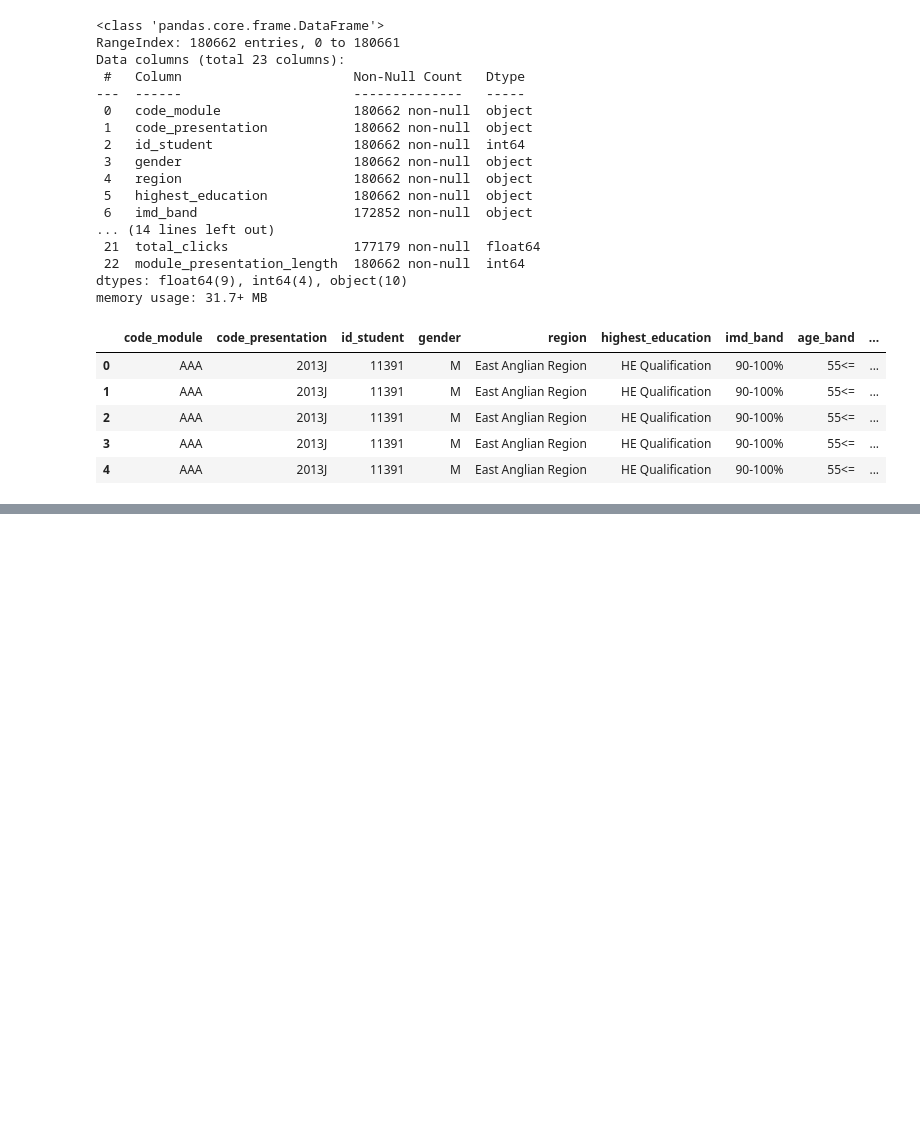
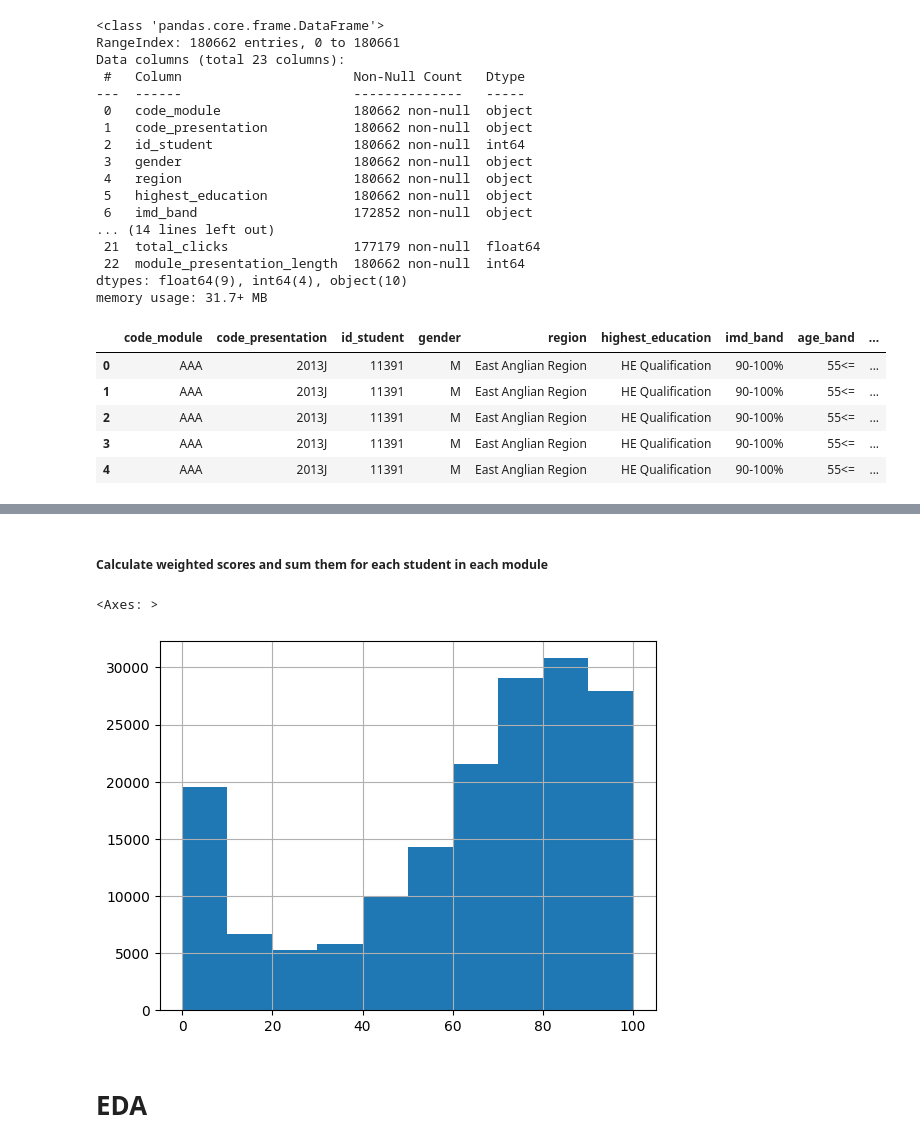
Before and after one commit to noora-ekramy/Open-University-Learning-Analytics-dataset-OULAD-, a Jupyter notebook: Oulad.ipynb, the cells around one changed output, grey strips where cells are left out. Saved outputs shown, nothing was run; the diff lists cells and outputs as text; code cells hidden in the pictures; blank space fills up the shorter version.

```diff
--- a/Oulad.ipynb
+++ b/Oulad.ipynb
@@ -399,0 +518,14 @@ final_df.groupby(['id_student', 'code_module', 'code_presentation']).agg({
+# %%
+if not os.path.exists('encoders'):
+    os.makedirs('encoders')
+encoders = {}
+# %%
+cols_to_be_encoded = ['code_module', 'code_presentation','gender', 'region','highest_education', 'age_band',
+                     'disability' , 'final_result','assessment_type']
+# %%
+for col in cols_to_be_encoded:
+    le = LabelEncoder()
+    final_df[col+"_encoded"] = le.fit_transform(final_df[col])
+    # Save encoder
+    encoders[col+"_encoded"] = le
+    joblib.dump(le, f'encoders/{col+"_encoded"}_encoder.joblib')
@@ -399,0 +552,16 @@ final_df.groupby(['id_student', 'code_module', 'code_presentation']).agg({
+# %% [markdown]
+##### Calculate weighted scores and sum them for each student in each module
+# %%
+final_scores = final_df.groupby(['code_module', 'code_presentation', 'id_student']).apply(
+    lambda x: min((x['score'].clip(upper=100).astype(float) * x['weight']/100).sum(), 100)
+).reset_index(name='final_score')
+
+# Merge back with original dataframe
+final_df = final_df.merge(final_scores, on=['code_module', 'code_presentation', 'id_student'])
+# %%
+final_df["final_score"].hist()
+# %% [output]
+<Axes: >
+[figure, added]
+# %% [markdown]
+# EDA
```
Also changed, not shown: parts of 33 cells of this notebook.
